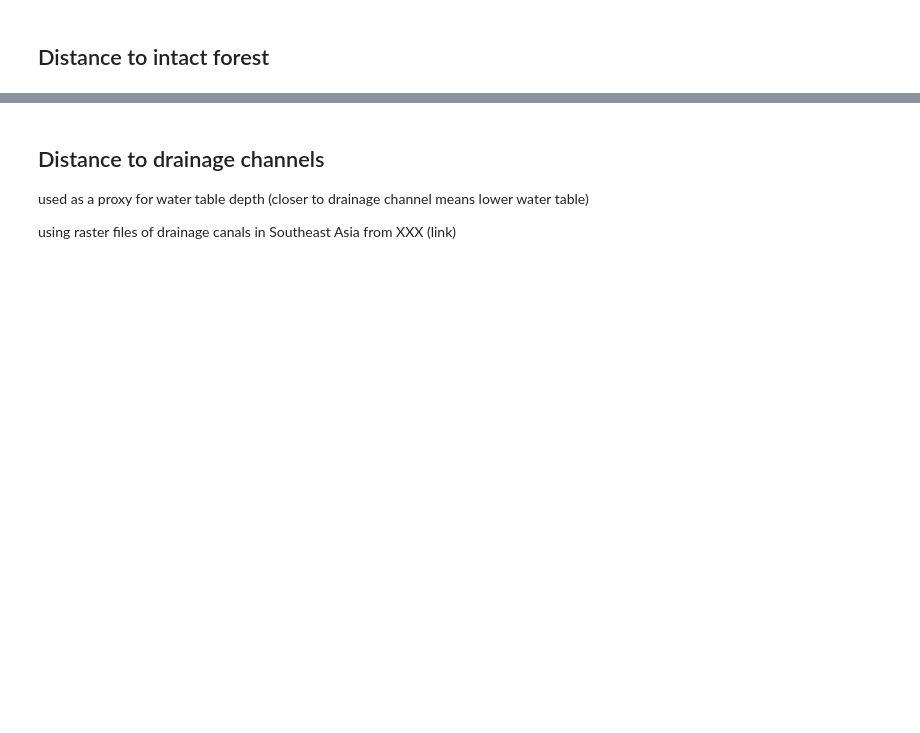
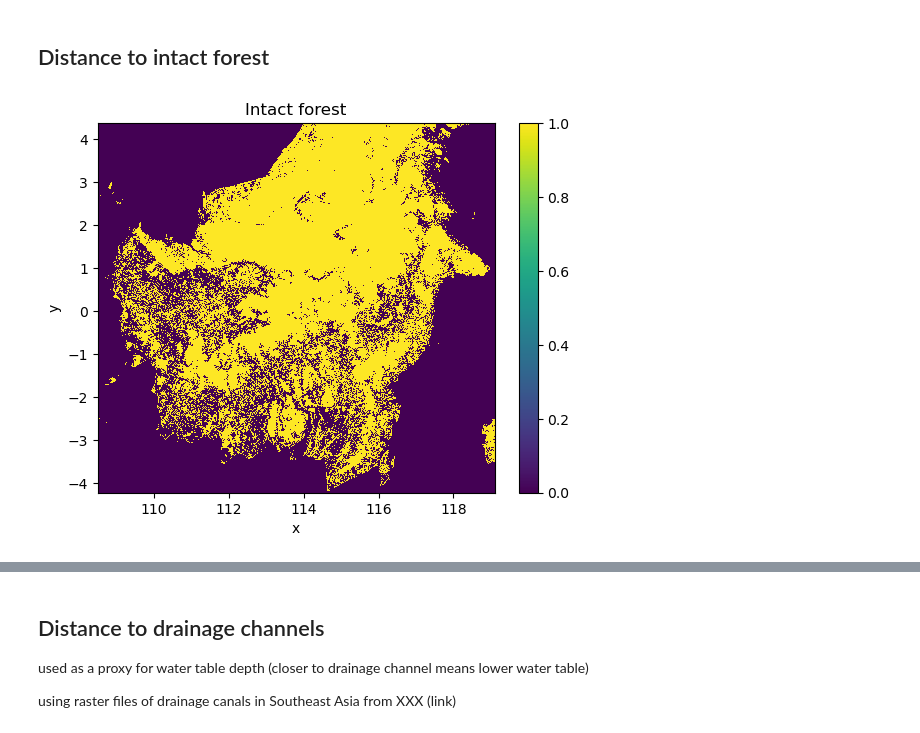
Before and after one commit to ninorp55/tropical-peat-post-fire-vegetation-recovery, a Jupyter notebook: 3_predictor_layers.ipynb, the cells around one changed output, grey strips where cells are left out. Saved outputs shown, nothing was run; the diff lists cells and outputs as text; code cells hidden in the pictures; blank space fills up the shorter version.

```diff
--- a/3_predictor_layers.ipynb
+++ b/3_predictor_layers.ipynb
@@ -133,6 +83,18 @@ fire_count.rio.to_raster('output-data/predictor-layers/fire_count.tif')
 ## Distance to intact forest
 # %%
 # load forest data (exported from 1_study_area_identification.ipynb)
-forest = rxr.open_rasterio('output-data/forest/kalimantan_forest_2015.tif')
-forest = forest.rio.write_crs(4326)
+forest = rxr.open_rasterio('output-data/forest/forest_2015.tif').squeeze()
+# %%
+# filter for forest that did not burn again and had not burned before
+burned_again = rxr.open_rasterio('output-data/burned_again.tif').squeeze()
+
+forest_intact = xr.where(
+    (burned_again == 0) & (fire_count == 0) & (forest == 1),
+    1, 0)
+
+forest_intact.plot()
+plt.title('Intact forest')
+plt.show()
+# %% [output]
+[figure, added]
 # %%
```
Also changed, not shown: parts of 38 cells of this notebook.
